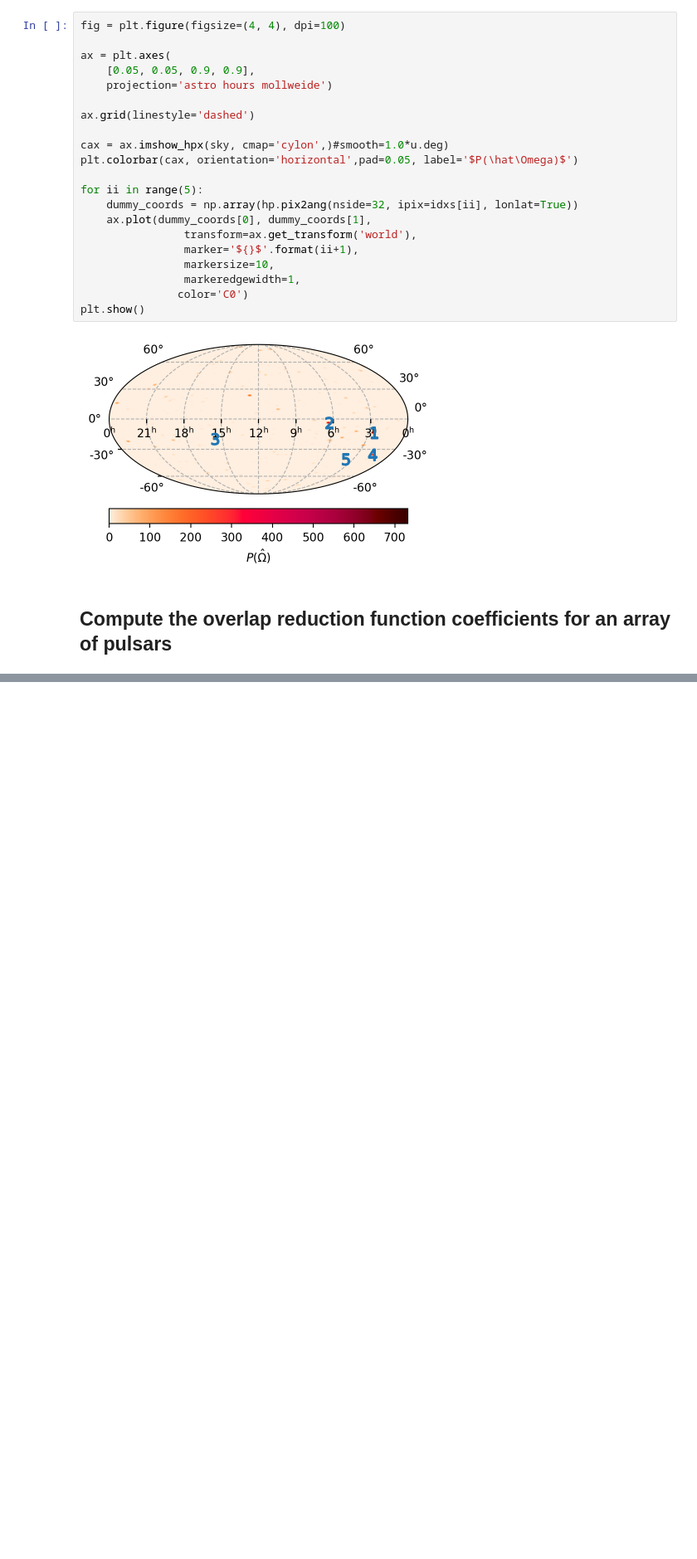
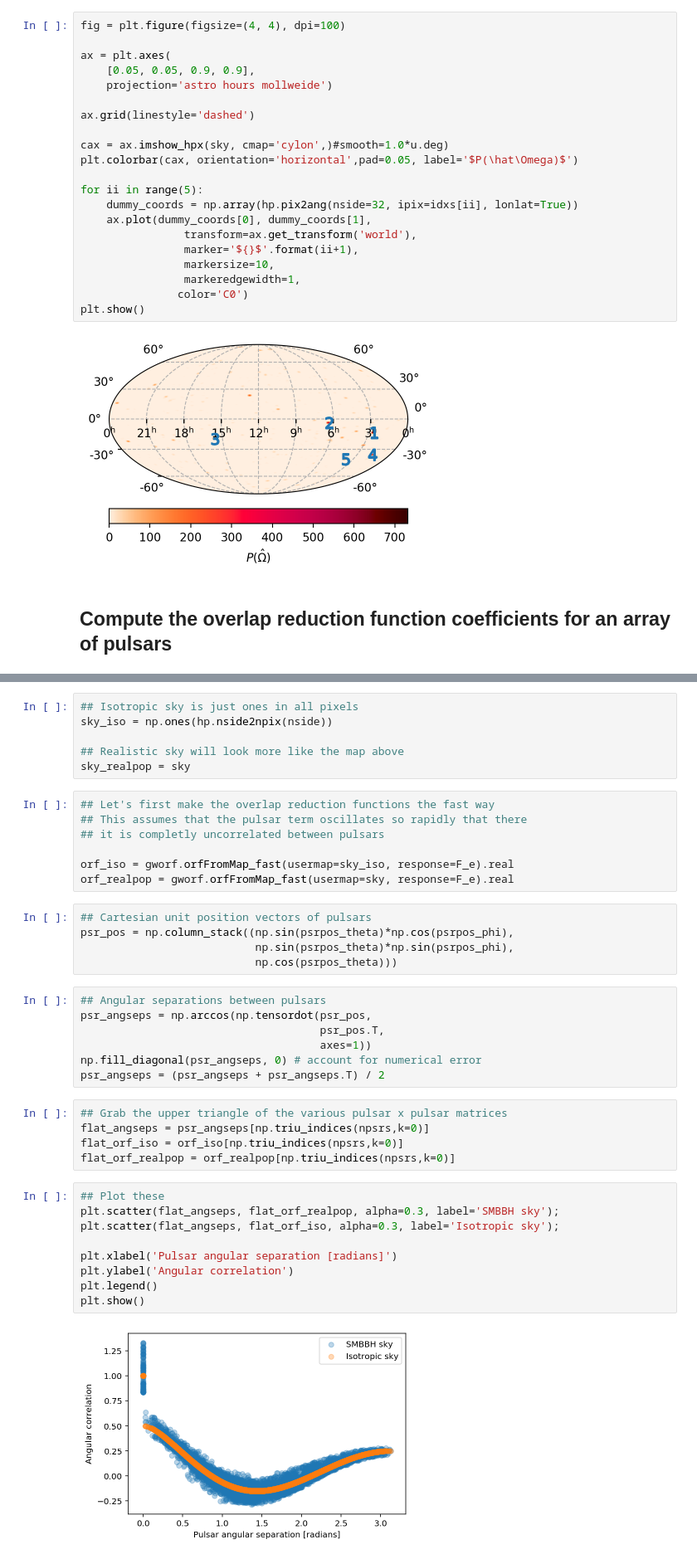
Before and after one commit to stevertaylor/gworf, a Jupyter notebook: demo/demo.ipynb, the cells around one changed output, grey strips where cells are left out. Shown at 83% size. Cells and saved outputs as stored; diff of their text form; blank space fills up the shorter version.

```diff
--- a/demo/demo.ipynb
+++ b/demo/demo.ipynb
@@ -119,0 +102,41 @@ orf_realpop = orf_offdiag(sky_realpop, F_e)
+# %%
+## Isotropic sky is just ones in all pixels
+sky_iso = np.ones(hp.nside2npix(nside))
+
+## Realistic sky will look more like the map above
+sky_realpop = sky
+# %%
+## Let's first make the overlap reduction functions the fast way
+## This assumes that the pulsar term oscillates so rapidly that there
+## it is completly uncorrelated between pulsars
+
+orf_iso = gworf.orfFromMap_fast(usermap=sky_iso, response=F_e).real
+orf_realpop = gworf.orfFromMap_fast(usermap=sky, response=F_e).real
+# %%
+## Cartesian unit position vectors of pulsars
+psr_pos = np.column_stack((np.sin(psrpos_theta)*np.cos(psrpos_phi),
+                           np.sin(psrpos_theta)*np.sin(psrpos_phi),
+                           np.cos(psrpos_theta)))
+# %%
+## Angular separations between pulsars
+psr_angseps = np.arccos(np.tensordot(psr_pos,
+                                     psr_pos.T,
+                                     axes=1))
+np.fill_diagonal(psr_angseps, 0) # account for numerical error
+psr_angseps = (psr_angseps + psr_angseps.T) / 2
+# %%
+## Grab the upper triangle of the various pulsar x pulsar matrices
+flat_angseps = psr_angseps[np.triu_indices(npsrs,k=0)]
+flat_orf_iso = orf_iso[np.triu_indices(npsrs,k=0)]
+flat_orf_realpop = orf_realpop[np.triu_indices(npsrs,k=0)]
+# %%
+## Plot these
+plt.scatter(flat_angseps, flat_orf_realpop, alpha=0.3, label='SMBBH sky');
+plt.scatter(flat_angseps, flat_orf_iso, alpha=0.3, label='Isotropic sky');
+
+plt.xlabel('Pulsar angular separation [radians]')
+plt.ylabel('Angular correlation')
+plt.legend()
+plt.show()
+# %% [output]
+[figure, added]
```
Also changed, not shown: parts of 14 cells of this notebook.
